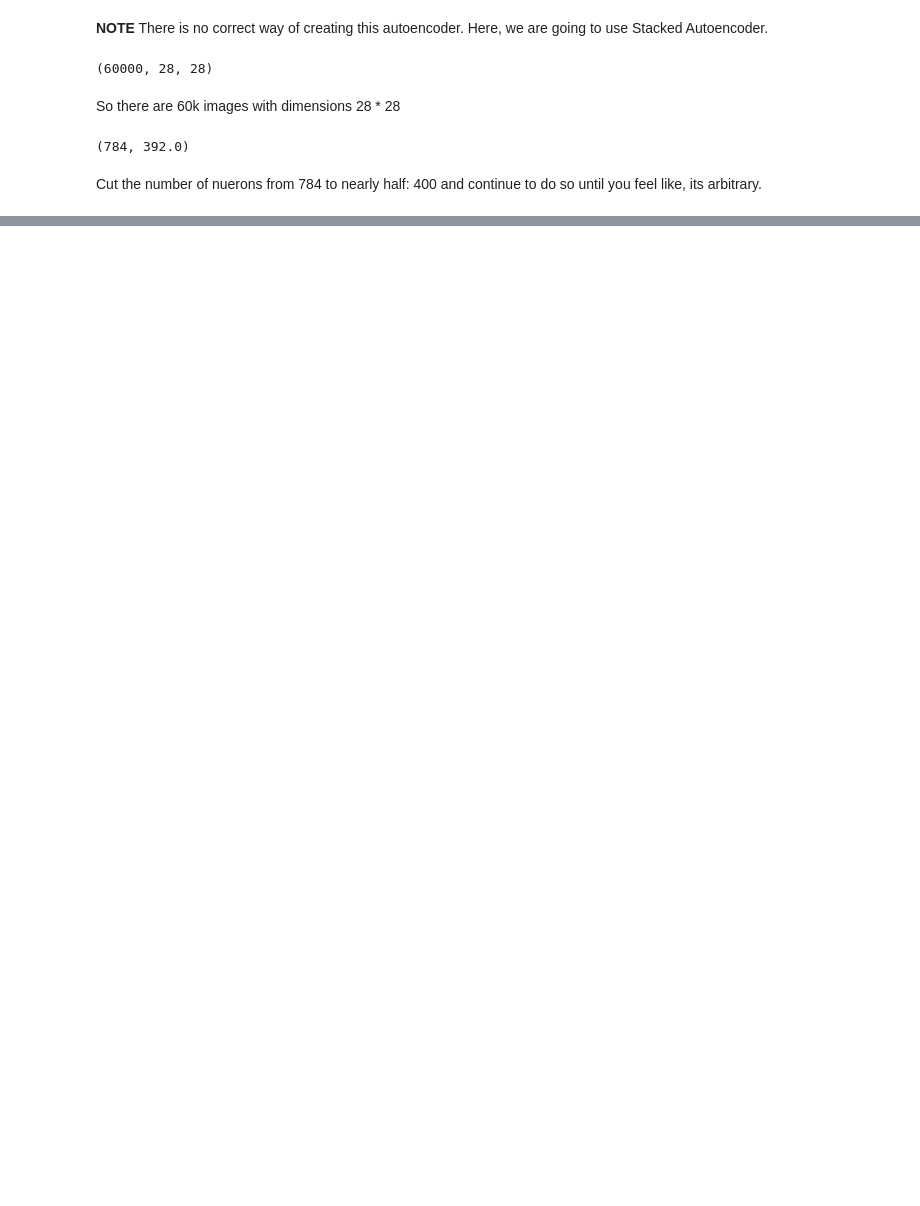
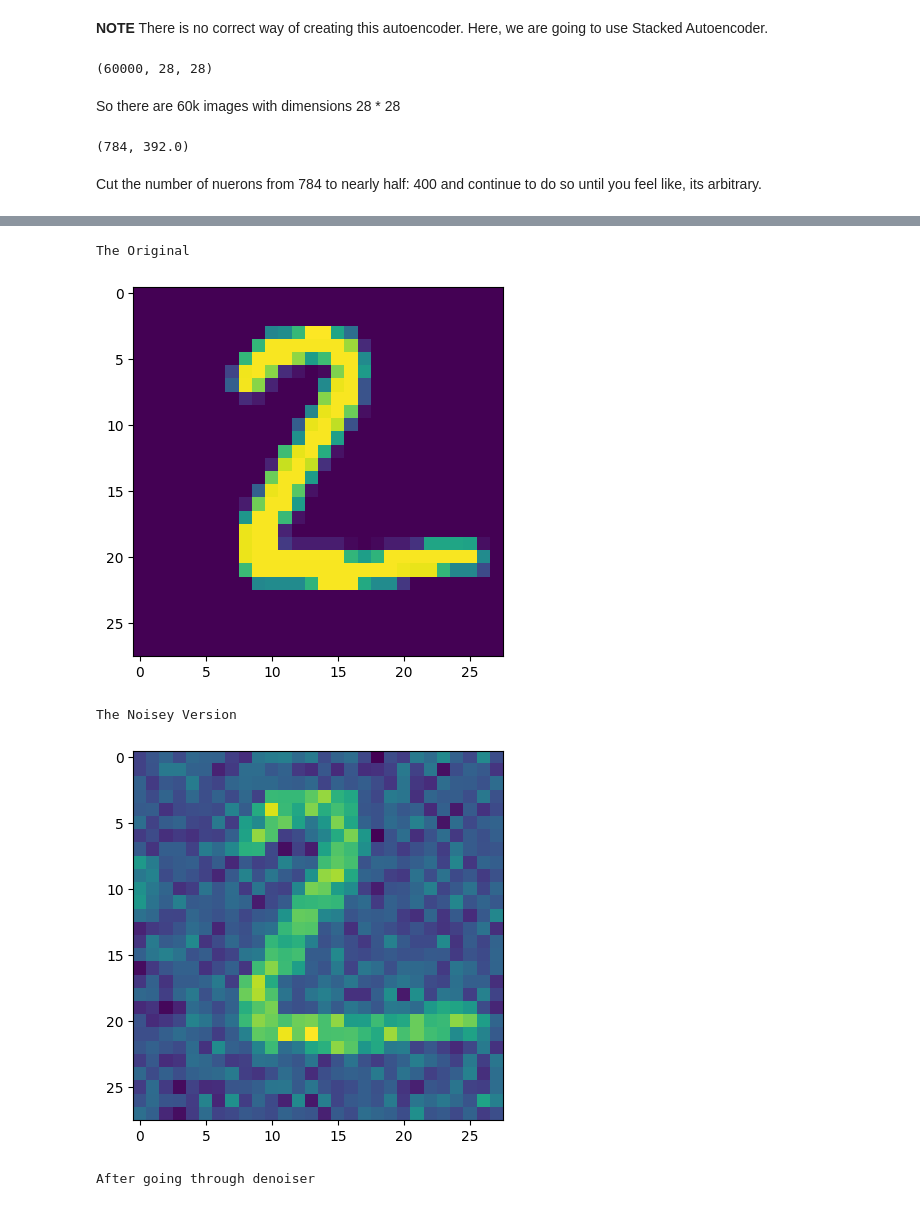
Before and after one commit to PrathamModi001/autoencoders, a Jupyter notebook: image_autoencoder.ipynb, the cells around one changed output, grey strips where cells are left out. Drawn from its saved outputs; the diff is of its cells as text; code cells hidden in the pictures; blank space fills up the shorter version.

```diff
--- a/image_autoencoder.ipynb
+++ b/image_autoencoder.ipynb
@@ -45,0 +172,7 @@ encoder.dense(Dense(25, activation="relu"))
+# %%
+noise_remover = Sequential([encoder, decoder])
+# %%
+noise_remover.compile(loss="binary_crossentropy", optimizer='adam',metrics=['accuracy'])
+# %%
+noise_remover.fit(X_train, X_train, epochs=8,
+                        validation_data=[X_test, X_test])
@@ -45,0 +197,20 @@ encoder.dense(Dense(25, activation="relu"))
+# %%
+ten_noisey_images = sample(X_test[0:10],training=True)
+denoised = noise_remover(ten_noisey_images[0:10])
+# %%
+n = 1
+print("The Original")
+plt.imshow(X_test[n])
+plt.show()
+print("The Noisey Version")
+plt.imshow(ten_noisey_images[n])
+plt.show()
+print("After going through denoiser")
+plt.imshow(denoised[n])
+plt.show()
+# %% [output]
+The Original
+[figure, added]
+The Noisey Version
+[figure, added]
+After going through denoiser
```
Also changed, not shown: parts of 24 cells of this notebook.
